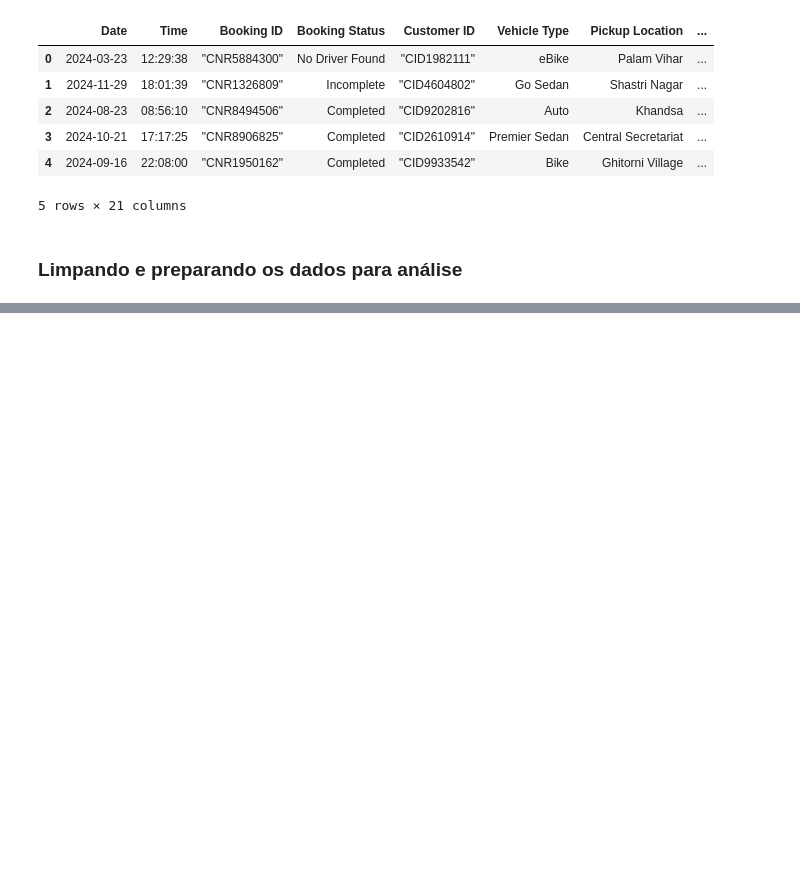
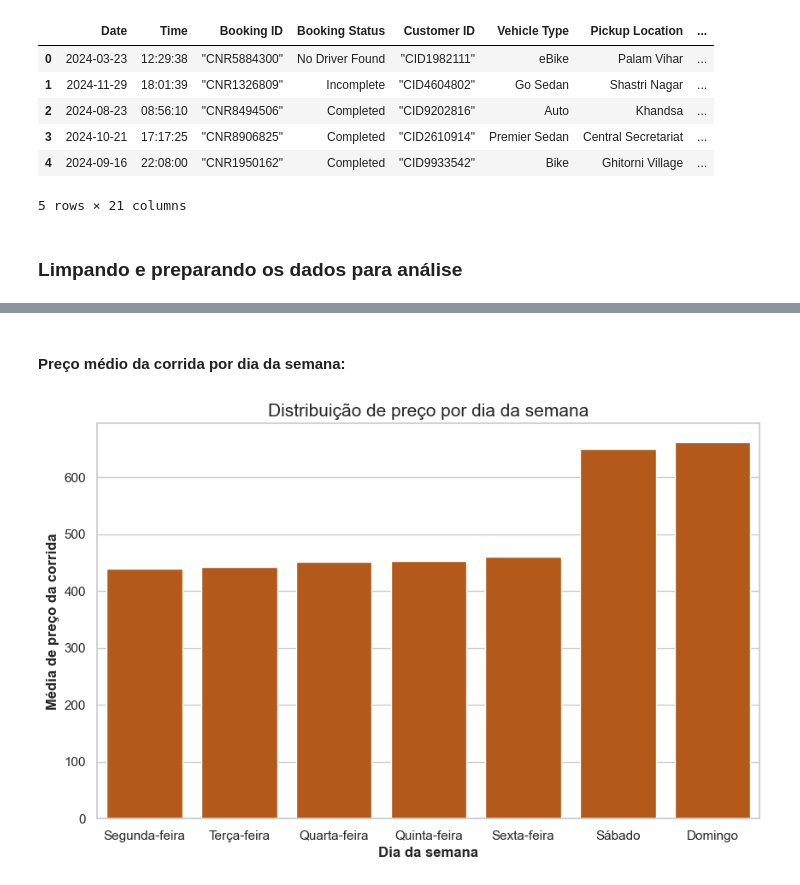
Before and after one commit to FelipeQue/SCTEC-desafio-opcional-ia, a Jupyter notebook: uber_analysis.ipynb, the cells around one changed output, grey strips where cells are left out. Drawn from its saved outputs; the diff is of its cells as text; code cells hidden in the pictures; blank space fills up the shorter version.

```diff
--- a/uber_analysis.ipynb
+++ b/uber_analysis.ipynb
@@ -79,0 +161,25 @@ df['Distance'].dropna(inplace=True)
+# %% [markdown]
+#### Preço médio da corrida por dia da semana:
+# %%
+df['DayOfWeek'] = df['Date'].dt.day_name()
+
+days_order = ["Monday", "Tuesday", "Wednesday", "Thursday", "Friday", "Saturday", "Sunday"]
+days_ptbr = ["Segunda-feira", "Terça-feira", "Quarta-feira", "Quinta-feira", "Sexta-feira", "Sábado", "Domingo"]
+
+df['DayOfWeek'] = pd.Categorical(df['DayOfWeek'], categories=days_order, ordered=True)
+
+mean_price_by_day_of_week = df.groupby('DayOfWeek')['Booking Value'].mean()
+
+fig, ax = plt.subplots(figsize=(10,6))
+sns.barplot(x=mean_price_by_day_of_week.index,
+            y=mean_price_by_day_of_week.values,
+            color="#CC5500",
+            ax=ax)
+ax.set_title("Distribuição de preço por dia da semana", fontsize=15)
+ax.set_xlabel("Dia da semana", fontweight='bold')
+ax.set_ylabel("Média de preço da corrida", fontweight='bold')
+ax.set_xticks(range(7))
+ax.set_xticklabels(days_ptbr)
+plt.show()
+# %% [output]
+[figure, added]
```
Also changed, not shown: parts of 28 cells of this notebook.
